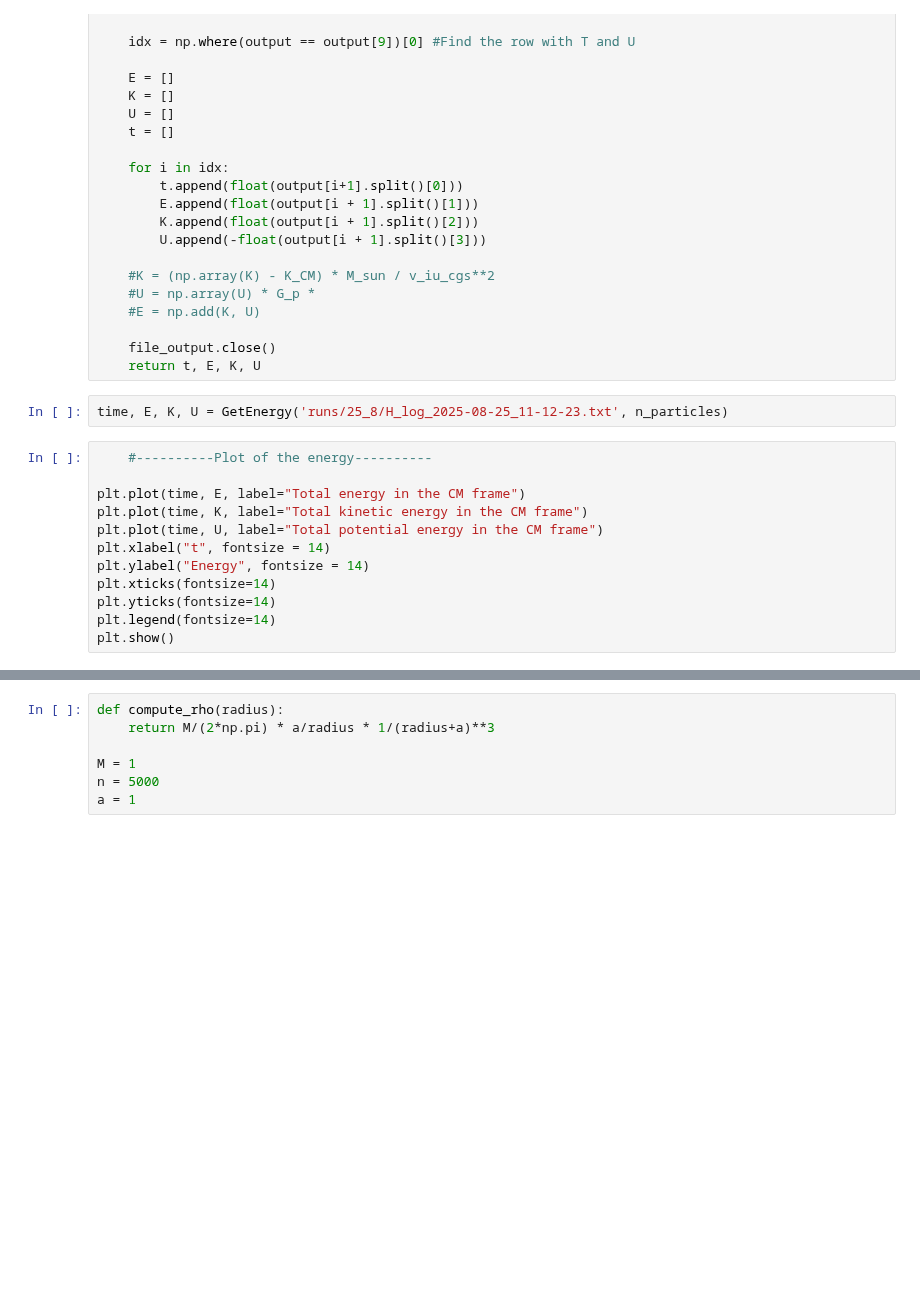
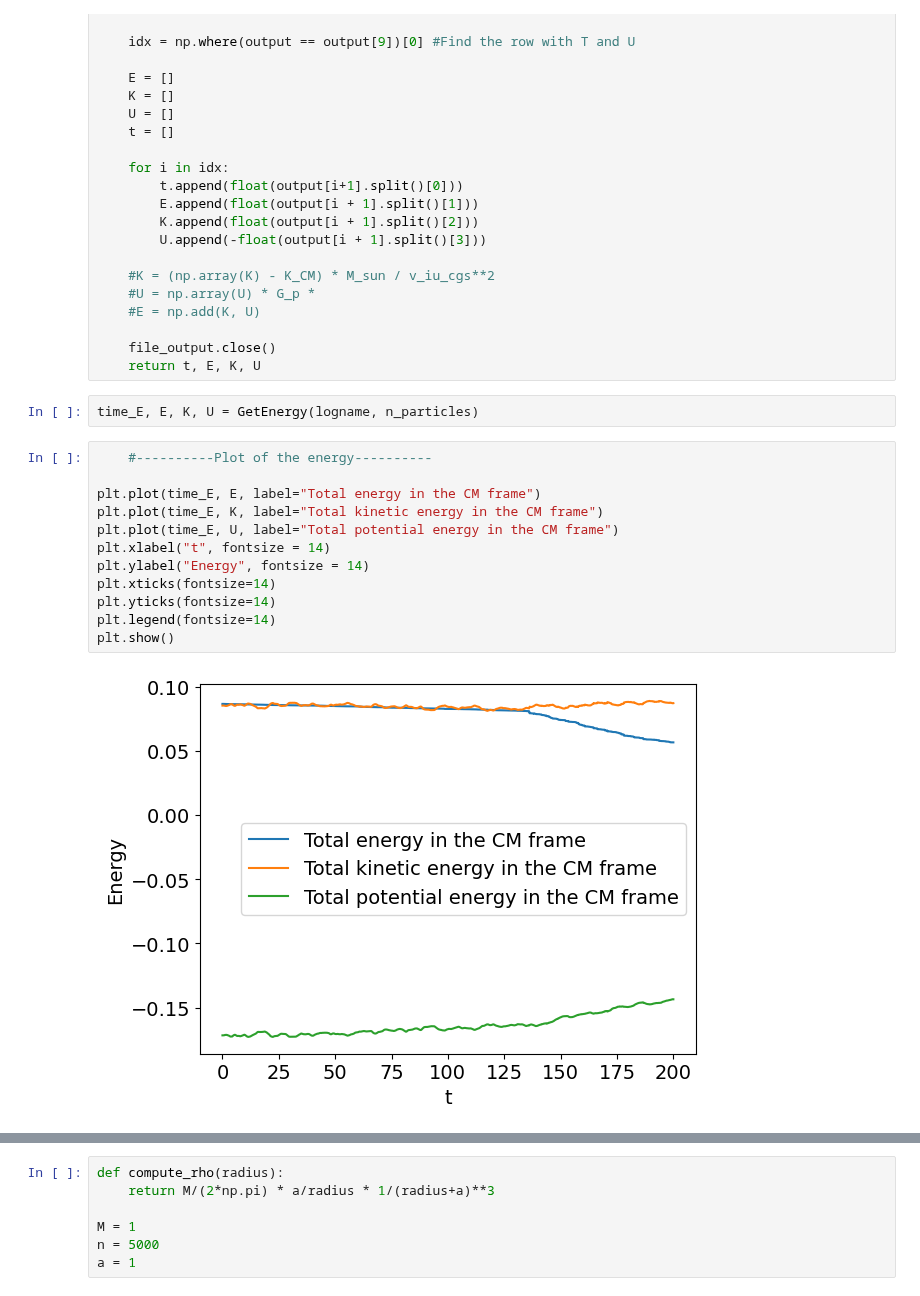
Before and after one commit to lisam10/stellar_systems_dynamics2024, a Jupyter notebook: final_exercise/Plotter.ipynb, the cells around one changed output, grey strips where cells are left out. Drawn from its saved outputs; the diff is of its cells as text; blank space fills up the shorter version.

```diff
--- a/final_exercise/Plotter.ipynb
+++ b/final_exercise/Plotter.ipynb
@@ -242,18 +293,20 @@ def GetEnergy(filename, N):
     file_output.close()
     return t, E, K, U
 # %%
-time, E, K, U = GetEnergy('runs/25_8/H_log_2025-08-25_11-12-23.txt', n_particles)
+time_E, E, K, U = GetEnergy(logname, n_particles)
 # %%
     #----------Plot of the energy----------
 
-plt.plot(time, E, label="Total energy in the CM frame")
-plt.plot(time, K, label="Total kinetic energy in the CM frame")
-plt.plot(time, U, label="Total potential energy in the CM frame")
+plt.plot(time_E, E, label="Total energy in the CM frame")
+plt.plot(time_E, K, label="Total kinetic energy in the CM frame")
+plt.plot(time_E, U, label="Total potential energy in the CM frame")
 plt.xlabel("t", fontsize = 14)
 plt.ylabel("Energy", fontsize = 14)
 plt.xticks(fontsize=14)
 plt.yticks(fontsize=14)
 plt.legend(fontsize=14)
 plt.show()
+# %% [output]
+[figure, added]
 # %%
 virial_ratio = []
```
Also changed, not shown: parts of 21 cells of this notebook.
